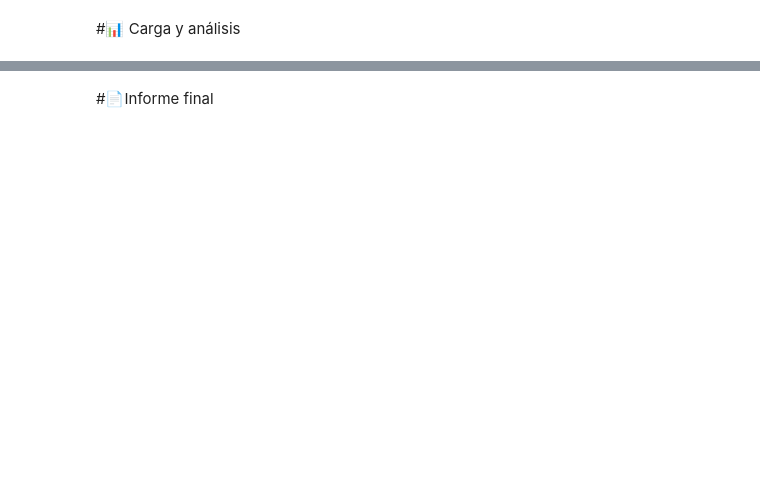
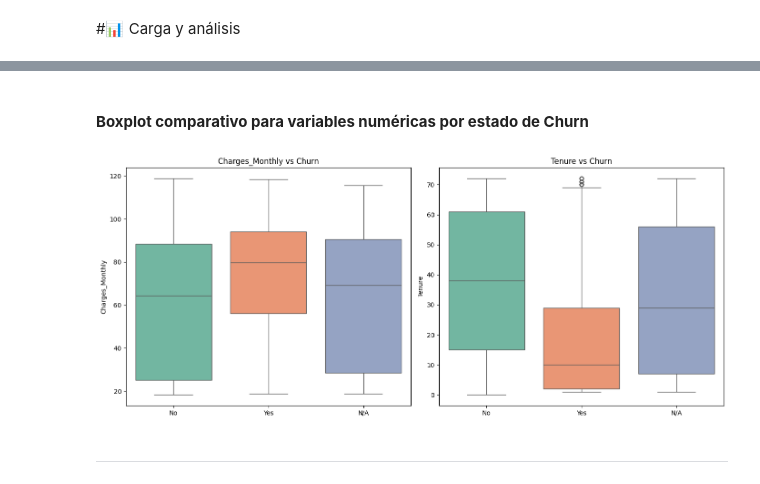
Before and after one commit to Jhoncito07/TelecomX_LATAM-Challenge, a Jupyter notebook: TelecomX_LATAM.ipynb, the cells around one changed output, grey strips where cells are left out. Cells and saved outputs as stored; diff of their text form; code cells hidden in the pictures; blank space fills up the shorter version.

```diff
--- a/TelecomX_LATAM.ipynb
+++ b/TelecomX_LATAM.ipynb
@@ -6,0 +205,4 @@
+# %%
+# Convertir "Yes"/"No" a 1/0 en MultipleLines.
+df_expandido['MultipleLines'] = df_expandido['MultipleLines'].map({'Yes': 1, 'No': 0})
+df_expandido['MultipleLines'].head()
@@ -6,0 +241,8 @@
+# %%
+# Columnas donde "Sí" será 1 y el resto 0.
+binary_cols_2 = ['OnlineSecurity', 'OnlineBackup', 'DeviceProtection', 'TechSupport', 'StreamingTV', 'StreamingMovies']
+
+for col in binary_cols_2:
+    df_expandido[col] = df_expandido[col].apply(lambda x: 1 if x == 'Yes' else 0)
+
+df_expandido
@@ -6,0 +263,6 @@
+# %%
+# Recorremos la columna 'Churn'.
+# Si el valor es 'Yes' o 'No', lo conservamos tal cual.
+# Para cualquier otro valor, lo reemplazamos por 'N/A'.
+df_expandido['Churn'] = df_expandido['Churn'].apply(lambda x: x if x == 'Yes' or x =='No' else 'N/A')
+df_expandido
@@ -6,0 +292,2 @@
+# %%
+df_final = df_expandido
@@ -9,2 +381,20 @@
+# %% [markdown]
+#### **Boxplot comparativo para variables numéricas por estado de Churn**
+# %%
+variables = ['Charges_Monthly', 'Tenure']
+df_churn = df_final[variables + ['Churn']]
+
+plt.figure(figsize=(14, 6))
+for i, var in enumerate(variables, 1):
+    plt.subplot(1, len(variables), i)
+    sns.boxplot(x='Churn', y=var, data=df_churn, palette='Set2')
+    plt.title(f'{var} vs Churn')
+    plt.xlabel('')
+plt.tight_layout()
+plt.show()
+# %% [output]
+[figure, added]
 # %% [markdown]
-#📄Informe final
+
+
+---
```
Also changed, not shown: parts of 34 cells of this notebook.
